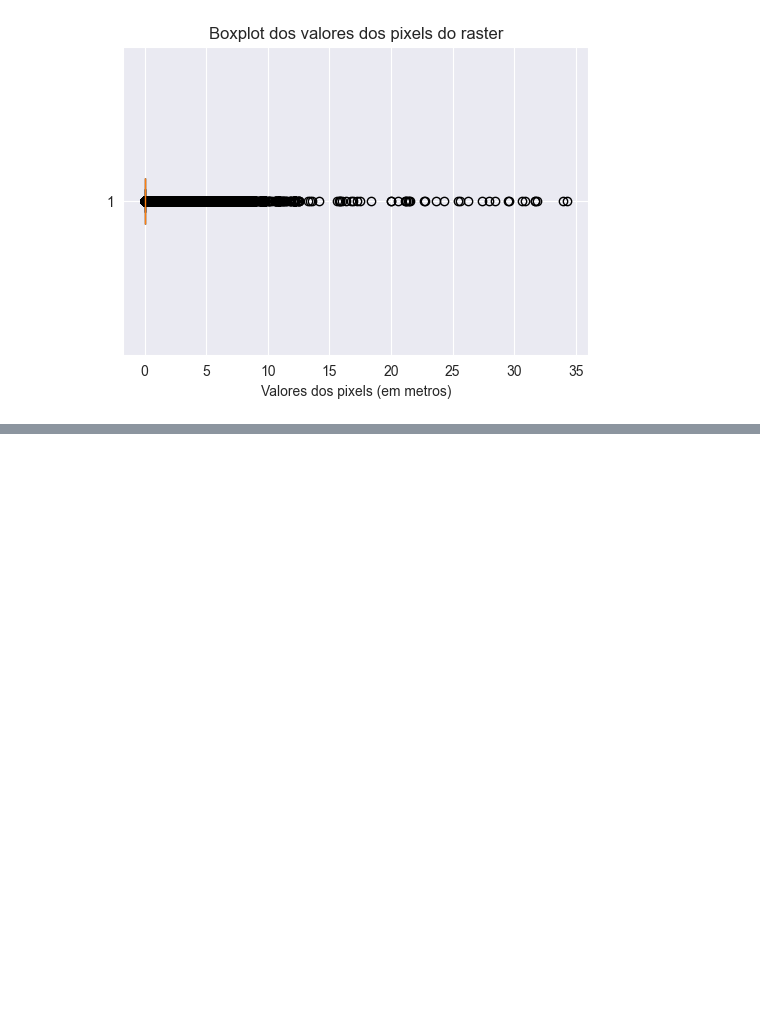
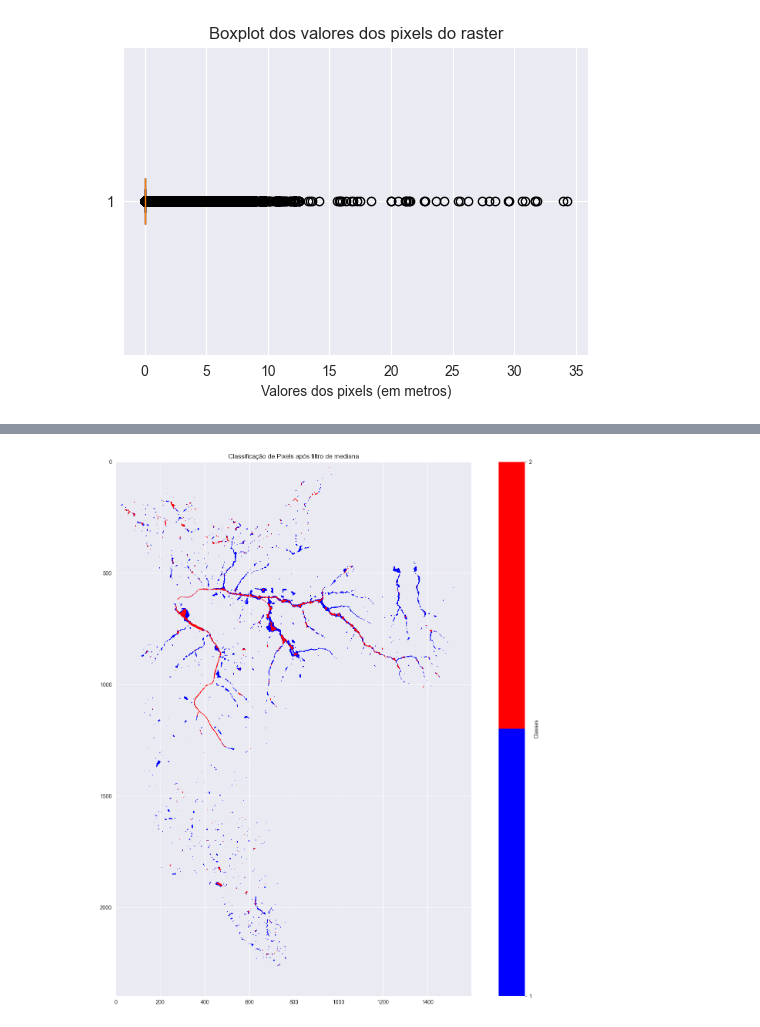
Before and after one commit to marcelof314/SP_urban_flooding, a Jupyter notebook: 05 Raster preparation.ipynb, the cells around one changed output, grey strips where cells are left out. Cells and saved outputs as stored; diff of their text form; code cells hidden in the pictures; blank space fills up the shorter version.

```diff
--- a/05 Raster preparation.ipynb
+++ b/05 Raster preparation.ipynb
@@ -169,0 +131,13 @@ processed_raster = generic_filter(banda1_filtrada, process_pixel, size=3, mode='
+# %%
+# Filtragem dos outliers
+# Referências:
+# https://github.com/MeteHanC/Python-Median-Filter
+# Explicação do ChatGPT:
+# Filtro de Mediana (Altamente Recomendado)
+#O filtro de mediana é particularmente útil para remover pequenos artefatos e ruídos sem alterar significativamente os valores importantes da imagem, como áreas de alagamento ou estruturas urbanas.
+#Por que é útil?: A mediana preserva os detalhes das bordas e não é tão suscetível a valores extremos (outliers). Em áreas urbanas, onde os padrões de elevação e água podem variar drasticamente de pixel para pixel, a mediana pode suavizar inconsistências sem apagar dados críticos, como pequenos pontos de alagamento.
+
+from scipy.ndimage import median_filter
+
+# Aplica filtro de mediana com uma janela 3x3
+banda1_filtrada_mediana = median_filter(banda1_filtrada, size=3)
@@ -169,0 +164,23 @@ processed_raster = generic_filter(banda1_filtrada, process_pixel, size=3, mode='
+# %%
+# Criar uma matriz de classificação
+classified_pixels_mediana = np.full(banda1_filtrada_mediana.shape, np.nan)  # Matriz vazia com NaN
+
+# Pixels entre 1m e 2m serão classificados como 1
+classified_pixels_mediana[(banda1_filtrada_mediana > 0.3) & (banda1_filtrada_mediana <= 1)] = 1
+
+# Pixels maiores que 2m serão classificados como 2
+classified_pixels_mediana[banda1_filtrada_mediana > 1] = 2
+
+# Criar um colormap personalizado
+cmap = ListedColormap(['blue', 'red'])  # Azul para classe 1, Vermelho para classe 2
+
+# Plotar o gráfico
+plt.figure(figsize=(18, 18))
+plt.imshow(classified_pixels_mediana, cmap=cmap, interpolation='none')
+plt.colorbar(ticks=[1, 2], label='Classes')  # Definir as classes no colorbar
+plt.title('Classificação de Pixels após filtro de mediana')
+
+# Exibir o gráfico
+plt.show()
+# %% [output]
+[figure, added]
```
Also changed, not shown: parts of 14 cells of this notebook.
